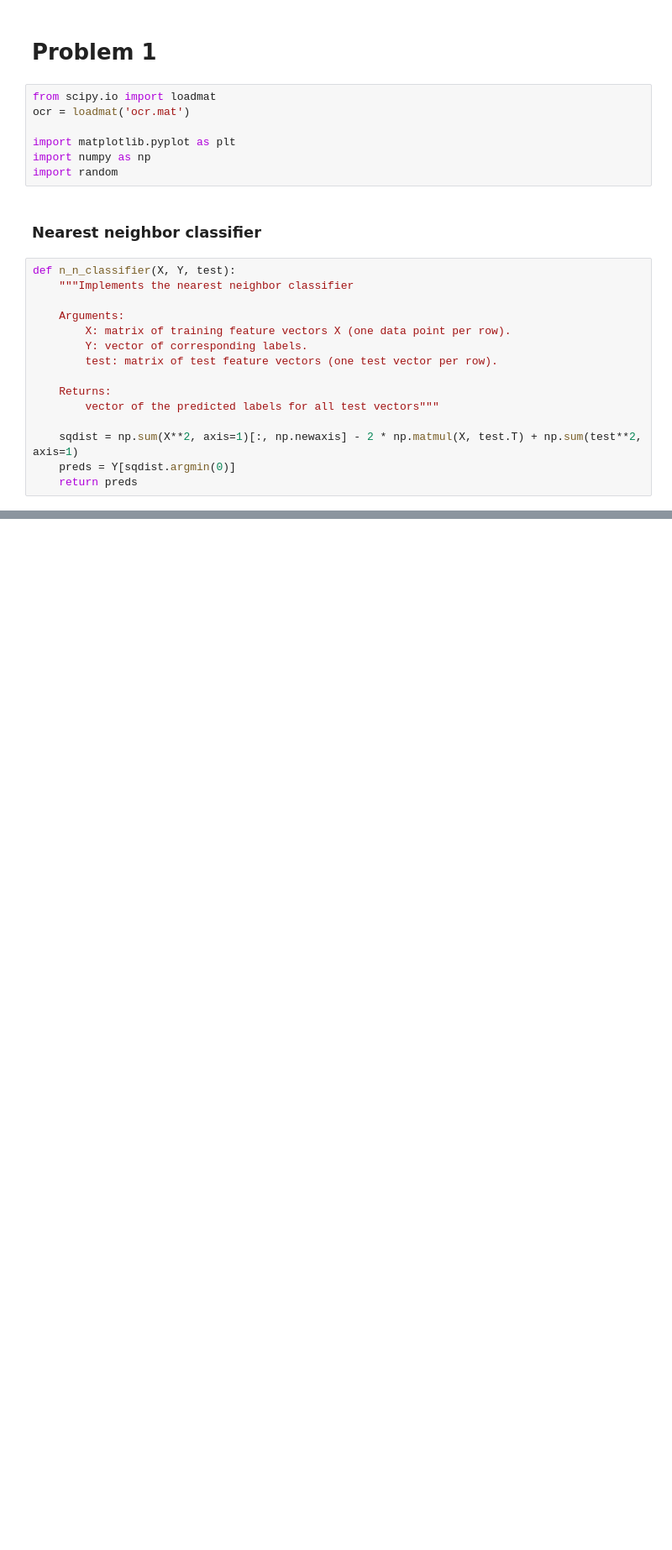
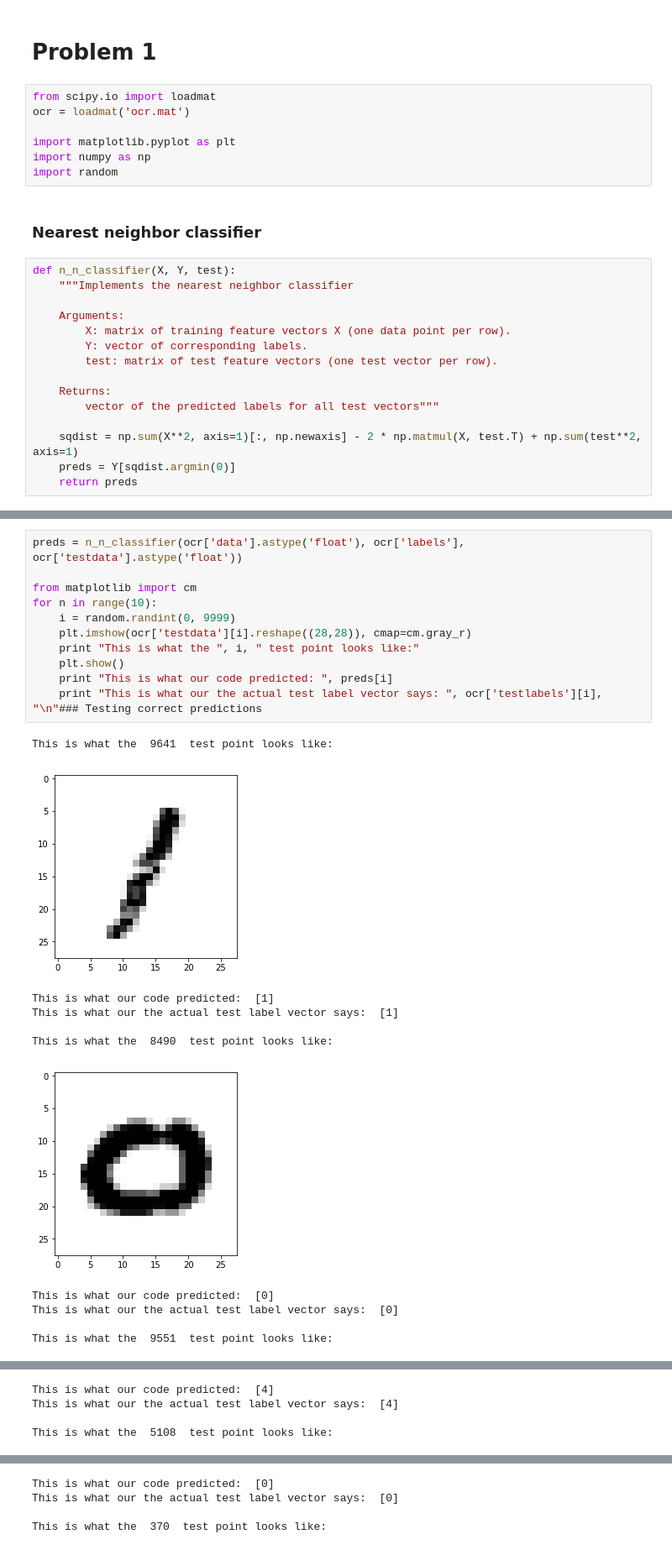
Before and after one commit to deibyrios/Recognize-handwritten-digits, a Jupyter notebook: HW1-Q1_code.ipynb, the cells around one changed output, grey strips where cells are left out. Shown: that part at 84% size. Drawn from its saved outputs; the diff is of its cells as text; blank space fills up the shorter version.

```diff
--- a/HW1-Q1_code.ipynb
+++ b/HW1-Q1_code.ipynb
@@ -77,0 +31,23 @@ plt.xlabel('training sample size')
+# %%
+preds = n_n_classifier(ocr['data'].astype('float'), ocr['labels'], ocr['testdata'].astype('float'))
+
+from matplotlib import cm
+for n in range(10):
+    i = random.randint(0, 9999)
+    plt.imshow(ocr['testdata'][i].reshape((28,28)), cmap=cm.gray_r)
+    print "This is what the ", i, " test point looks like:"
+    plt.show()
+    print "This is what our code predicted: ", preds[i]
+    print "This is what our the actual test label vector says: ", ocr['testlabels'][i], "\n"### Testing correct predictions
+# %% [output]
+This is what the  9641  test point looks like:
+[figure, added]
+This is what our code predicted:  [1]
+This is what our the actual test label vector says:  [1]
+
+This is what the  8490  test point looks like:
+[figure, added]
+This is what our code predicted:  [0]
+This is what our the actual test label vector says:  [0]
+
+This is what the  9551  test point looks like:
@@ -77,0 +55,4 @@ plt.xlabel('training sample size')
+This is what our code predicted:  [4]
+This is what our the actual test label vector says:  [4]
+
+This is what the  5108  test point looks like:
@@ -77,0 +60,4 @@ plt.xlabel('training sample size')
+This is what our code predicted:  [0]
+This is what our the actual test label vector says:  [0]
+
+This is what the  370  test point looks like:
```
Also changed, not shown: parts of 4 cells of this notebook.
